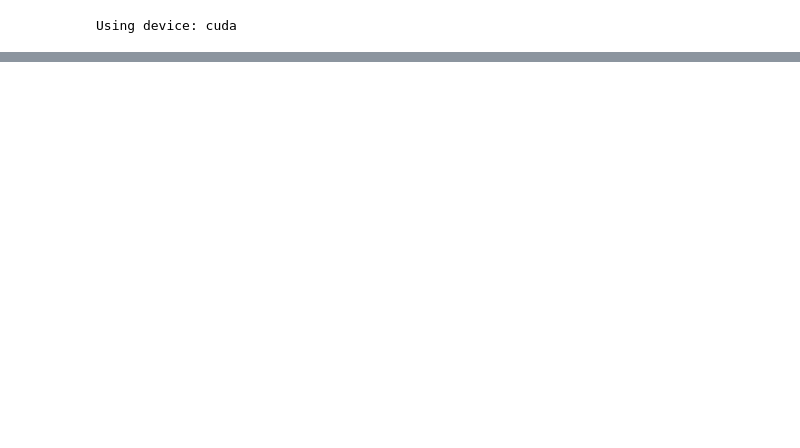
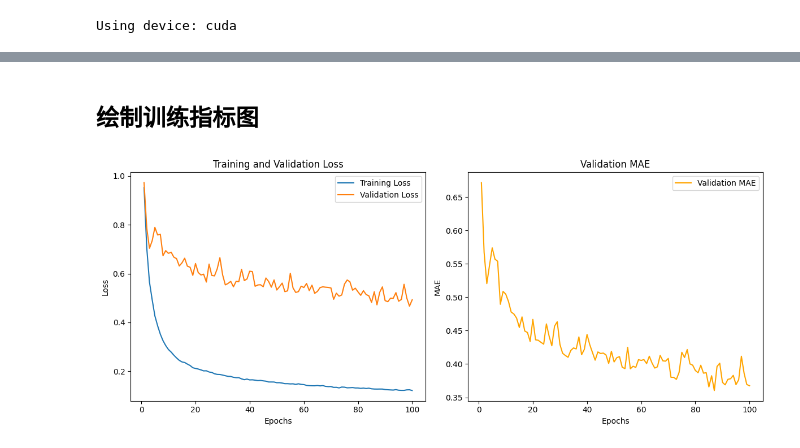
Before and after one commit to kinggtree/fallDetect, a Jupyter notebook: Autoregression_feature_train.ipynb, the cells around one changed output, grey strips where cells are left out. Drawn from its saved outputs; the diff is of its cells as text; code cells hidden in the pictures; blank space fills up the shorter version.

```diff
--- a/Autoregression_feature_train.ipynb
+++ b/Autoregression_feature_train.ipynb
@@ -471,6 +484,11 @@ print("Original train data mean (first feature):", np.mean(train_data[:,:,0]))
 print("Scaled train data mean (first feature):", np.mean(train_data_scaled[:,:,0])) # 应该接近 0
 print("Scaled train data std (first feature):", np.std(train_data_scaled[:,:,0]))
 
+# 保存Scaler以便后续使用
+scaler_filename = "autoregression_timeseries_data_scaler.save"
+joblib.dump(scaler, scaler_filename)
+print(f"Scaler saved to {scaler_filename}")
+
 
 # 3. 创建Dataset和DataLoader
 train_dataset = TimeSeriesDataset(train_data_scaled, INPUT_SEQ_LEN, TARGET_SEQ_LEN)
@@ -487,9 +505,11 @@ model = Seq2Seq(encoder, decoder, device).to(device)
 optimizer = torch.optim.Adam(model.parameters(), lr=LEARNING_RATE)
 criterion = nn.MSELoss() # 均方误差损失，适合回归预测任务
 
+train_loss_history, val_loss_history, val_mae_history = [], [], []
+
 # 5. 开始训练
 print("\nStarting model training...")
-train_model(model, train_loader, val_loader, optimizer, criterion, EPOCHS)
+train_loss_history, val_loss_history, val_mae_history = train_model(model, train_loader, val_loader, optimizer, criterion, EPOCHS)
 print("Training finished.")
 # %% [output]
 Data successfully standardized.
@@ -512,0 +532,31 @@ KeyboardInterrupt:
+# %% [markdown]
+## 绘制训练指标图
+# %%
+import matplotlib.pyplot as plt
+
+# 6. 绘制训练指标图
+epochs = range(1, len(train_loss_history) + 1)
+
+plt.figure(figsize=(12, 5))
+
+# 绘制损失曲线
+plt.subplot(1, 2, 1)
+plt.plot(epochs, train_loss_history, label='Training Loss')
+plt.plot(epochs, val_loss_history, label='Validation Loss')
+plt.xlabel('Epochs')
+plt.ylabel('Loss')
+plt.title('Training and Validation Loss')
+plt.legend()
+
+# 绘制MAE曲线
+plt.subplot(1, 2, 2)
+plt.plot(epochs, val_mae_history, label='Validation MAE', color='orange')
+plt.xlabel('Epochs')
+plt.ylabel('MAE')
+plt.title('Validation MAE')
+plt.legend()
+
+plt.tight_layout()
+plt.show()
+# %% [output]
+[figure, added]
```
Also changed, not shown: parts of 8 cells of this notebook, 9 other files.
